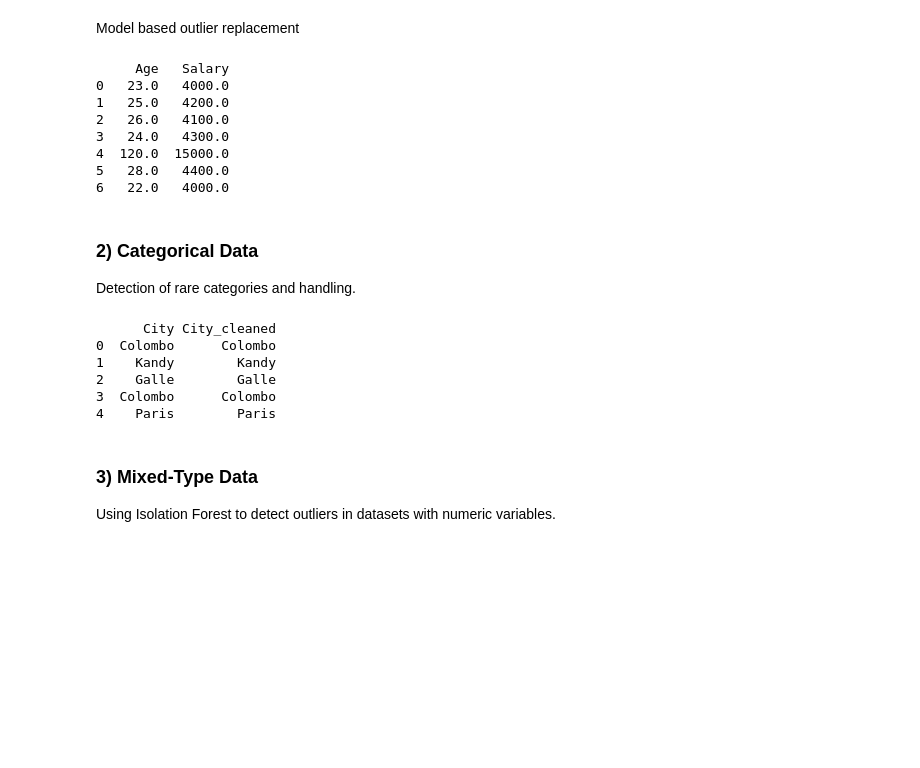
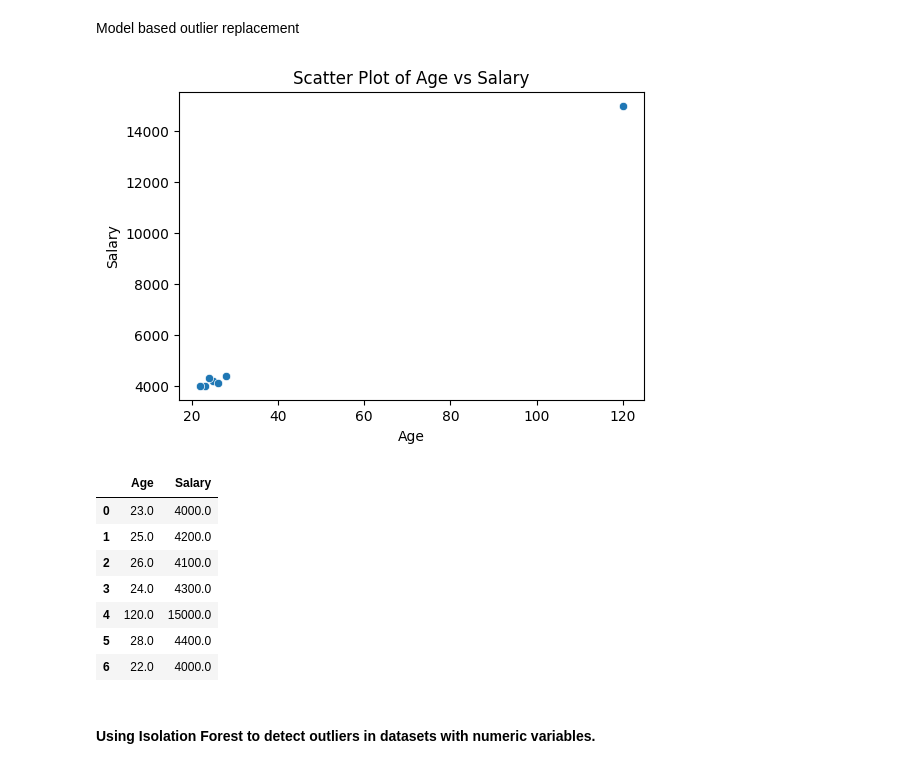
Before and after one commit to susara-ouchi/DA-2013---Scripts, a Jupyter notebook: Week 04/Outlier_Detection.ipynb, the cells around one changed output. Saved outputs shown, nothing was run; the diff lists cells and outputs as text; code cells hidden in the pictures; blank space fills up the shorter version.

```diff
--- a/Week 04/Outlier_Detection.ipynb
+++ b/Week 04/Outlier_Detection.ipynb
@@ -67,41 +158,28 @@ Model based outlier replacement
 # %%
 from sklearn.impute import KNNImputer
 df_knn = pd.DataFrame({'Age': [23, 25, 26, 24, 120, 28, 22], 'Salary': [4000, 4200, 4100, 4300, 15000, 4400, 4000]})
+# %%
+plt.figure(figsize=(6,4))
+sns.scatterplot(data=df_knn, x='Age', y='Salary')
+plt.title("Scatter Plot of Age vs Salary")
+plt.xlabel("Age")
+plt.ylabel("Salary")
+plt.show()
+# %% [output]
+[figure, added]
 # %%
+# Imputing outliers using KNN
 imputer = KNNImputer(n_neighbors=2)
 df_knn_imputed = pd.DataFrame(imputer.fit_transform(df_knn), columns=df_knn.columns)
-print(df_knn_imputed)
+df_knn_imputed
 # %% [output]
-     Age   Salary
-0   23.0   4000.0
-1   25.0   4200.0
-2   26.0   4100.0
-3   24.0   4300.0
-4  120.0  15000.0
-5   28.0   4400.0
-6   22.0   4000.0
+|  | Age | Salary |
+| 0 | 23.0 | 4000.0 |
+| 1 | 25.0 | 4200.0 |
+| 2 | 26.0 | 4100.0 |
+| 3 | 24.0 | 4300.0 |
+| 4 | 120.0 | 15000.0 |
+| 5 | 28.0 | 4400.0 |
+| 6 | 22.0 | 4000.0 |
-# %% [markdown]
-### 2) Categorical Data
-Detection of rare categories and handling.
-# %%
-
-# Example categorical data
-df_cat = pd.DataFrame({'City': ['Colombo', 'Kandy', 'Galle', 'Colombo', 'Paris']})
-
-# Detect rare categories (less than 10% frequency)
-freq = df_cat['City'].value_counts(normalize=True)
-rare_labels = freq[freq < 0.1].index
-
-# Replace rare categories with 'Other'
-df_cat['City_cleaned'] = df_cat['City'].replace(rare_labels, 'Other')
-print(df_cat)
-# %% [output]
-      City City_cleaned
-0  Colombo      Colombo
-1    Kandy        Kandy
-2    Galle        Galle
-3  Colombo      Colombo
-4    Paris        Paris
 # %% [markdown]
-### 3) Mixed-Type Data
-Using Isolation Forest to detect outliers in datasets with numeric variables.
+#### Using Isolation Forest to detect outliers in datasets with numeric variables.
```
Also changed, not shown: parts of 36 cells of this notebook, 1 other file.
